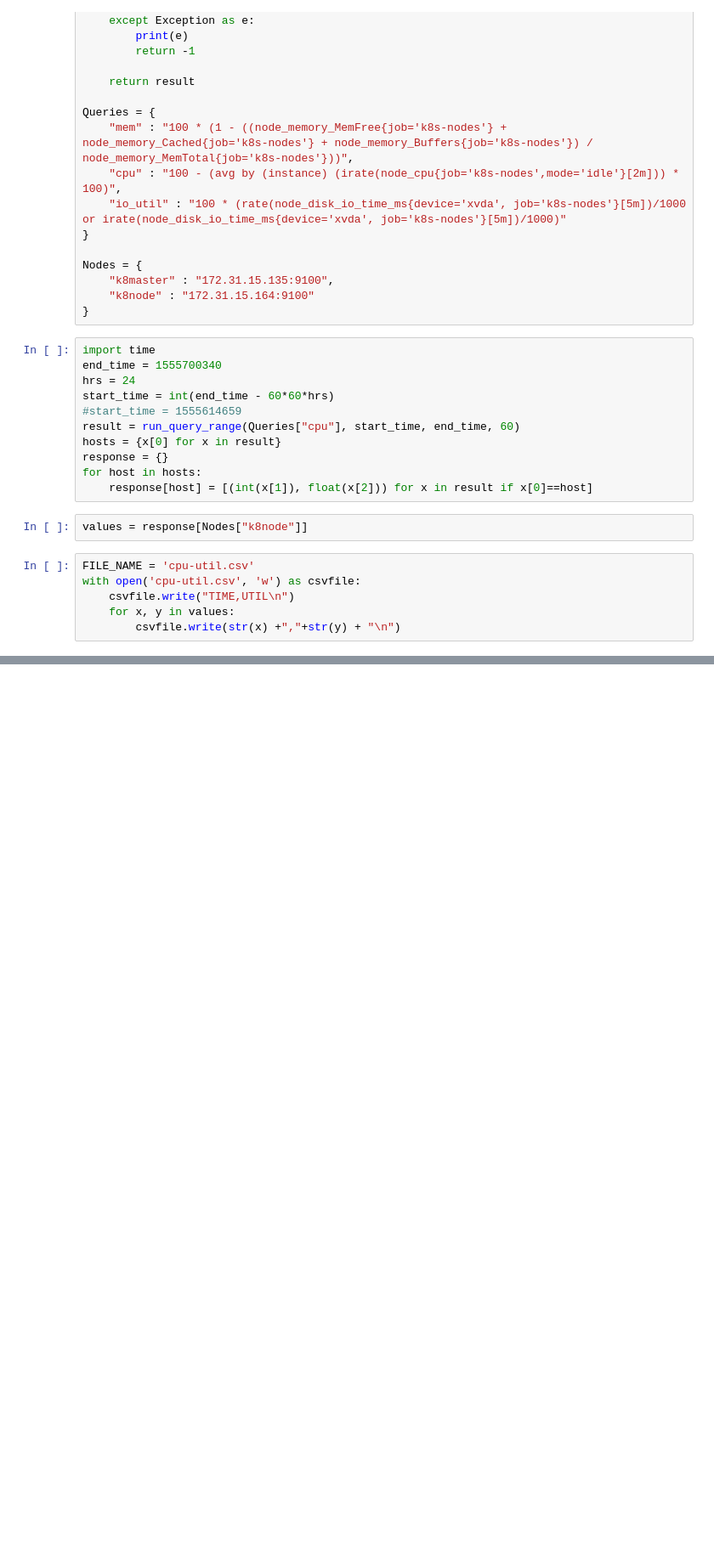
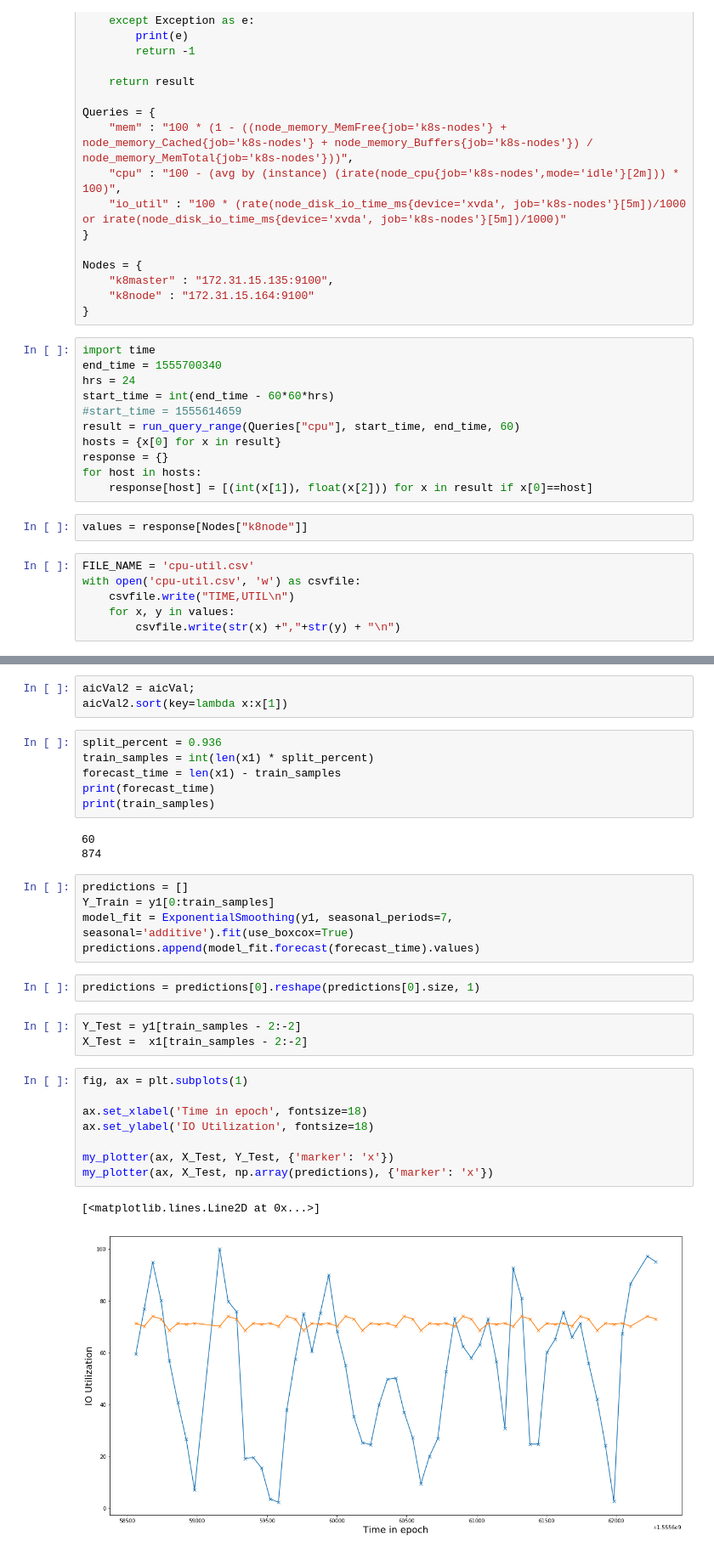
Before and after one commit to kaizoku-o/io_predictive_kubernetes, a Jupyter notebook: predictor/src/Holt_Winters_eval.ipynb, the cells around one changed output, grey strips where cells are left out. Shown: that part at 85% size. Cells and saved outputs as stored; diff of their text form; blank space fills up the shorter version.

```diff
--- a/predictor/src/Holt_Winters_eval.ipynb
+++ b/predictor/src/Holt_Winters_eval.ipynb
@@ -231,0 +246,33 @@ my_plotter(ax, x1, y2, {'marker': ''})
+# %%
+aicVal2 = aicVal;
+aicVal2.sort(key=lambda x:x[1])
+# %%
+split_percent = 0.936
+train_samples = int(len(x1) * split_percent)
+forecast_time = len(x1) - train_samples
+print(forecast_time)
+print(train_samples)
+# %% [output]
+60
+874
+# %%
+predictions = []
+Y_Train = y1[0:train_samples]
+model_fit = ExponentialSmoothing(y1, seasonal_periods=7, seasonal='additive').fit(use_boxcox=True)
+predictions.append(model_fit.forecast(forecast_time).values)
+# %%
+predictions = predictions[0].reshape(predictions[0].size, 1)
+# %%
+Y_Test = y1[train_samples - 2:-2]
+X_Test =  x1[train_samples - 2:-2]
+# %%
+fig, ax = plt.subplots(1)
+
+ax.set_xlabel('Time in epoch', fontsize=18)
+ax.set_ylabel('IO Utilization', fontsize=18)
+
+my_plotter(ax, X_Test, Y_Test, {'marker': 'x'})
+my_plotter(ax, X_Test, np.array(predictions), {'marker': 'x'})
+# %% [output]
+[<matplotlib.lines.Line2D at 0x...>]
+[figure, added]
```
Also changed, not shown: parts of 20 cells of this notebook, 3 other files.
